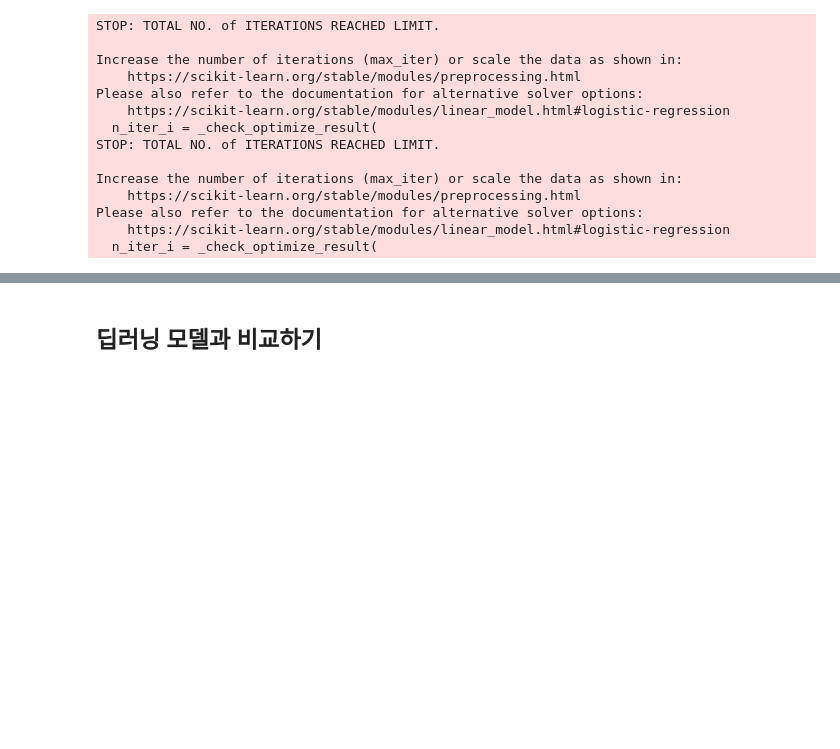
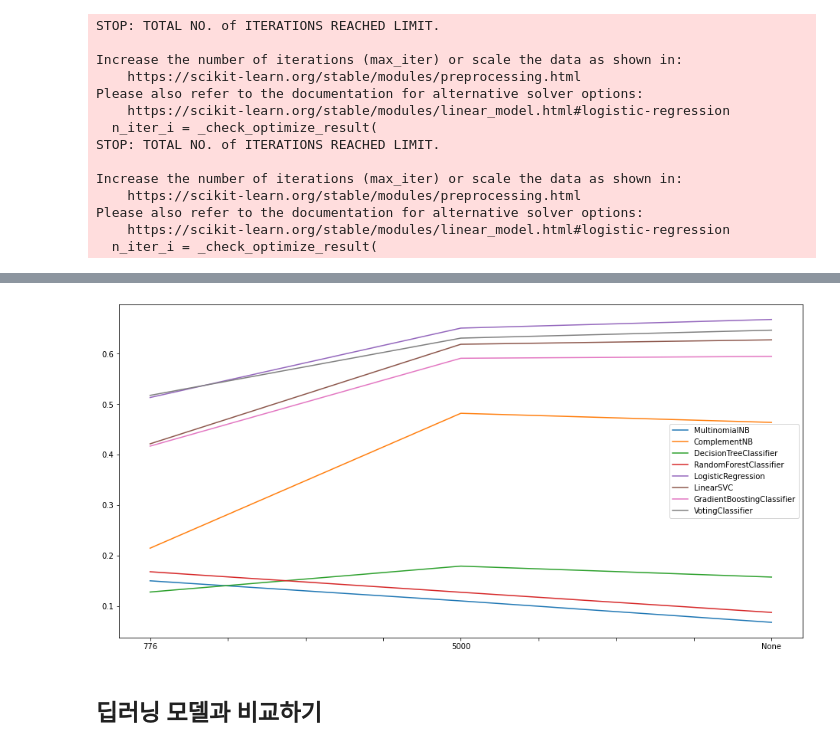
Before and after one commit to steelbear/AIFFEL-Quest, a Jupyter notebook: going_deeper_nlp/06/06.ipynb, the cells around one changed output, grey strips where cells are left out. Drawn from its saved outputs; the diff is of its cells as text; code cells hidden in the pictures; blank space fills up the shorter version.

```diff
--- a/going_deeper_nlp/06/06.ipynb
+++ b/going_deeper_nlp/06/06.ipynb
@@ -341,10 +348,12 @@ plt.show()
-# %%
-# fi-score 비교
-for i in range(3):
-    print(voc_sizes[i], "size")
-    f1_df = pd.DataFrame(f1_by_voc_size[i])
-    print(f1_df)
-    print()
+# %%
+# fi-score 비교
+_, ax = plt.subplots(figsize=(16, 8))
+mean_f1 = {str(voc_sizes[i]): pd.DataFrame(f1_by_voc_size[i]).mean() for i in range(len(voc_sizes))}
+mean_f1_df = pd.DataFrame(mean_f1)
+mean_f1_df.T.plot(ax=ax)
+plt.show()
+# %% [output]
+[figure, added]
 # %% [markdown]
 ## 딥러닝 모델과 비교하기
 # %%
```
Also changed, not shown: parts of 3 cells of this notebook.
